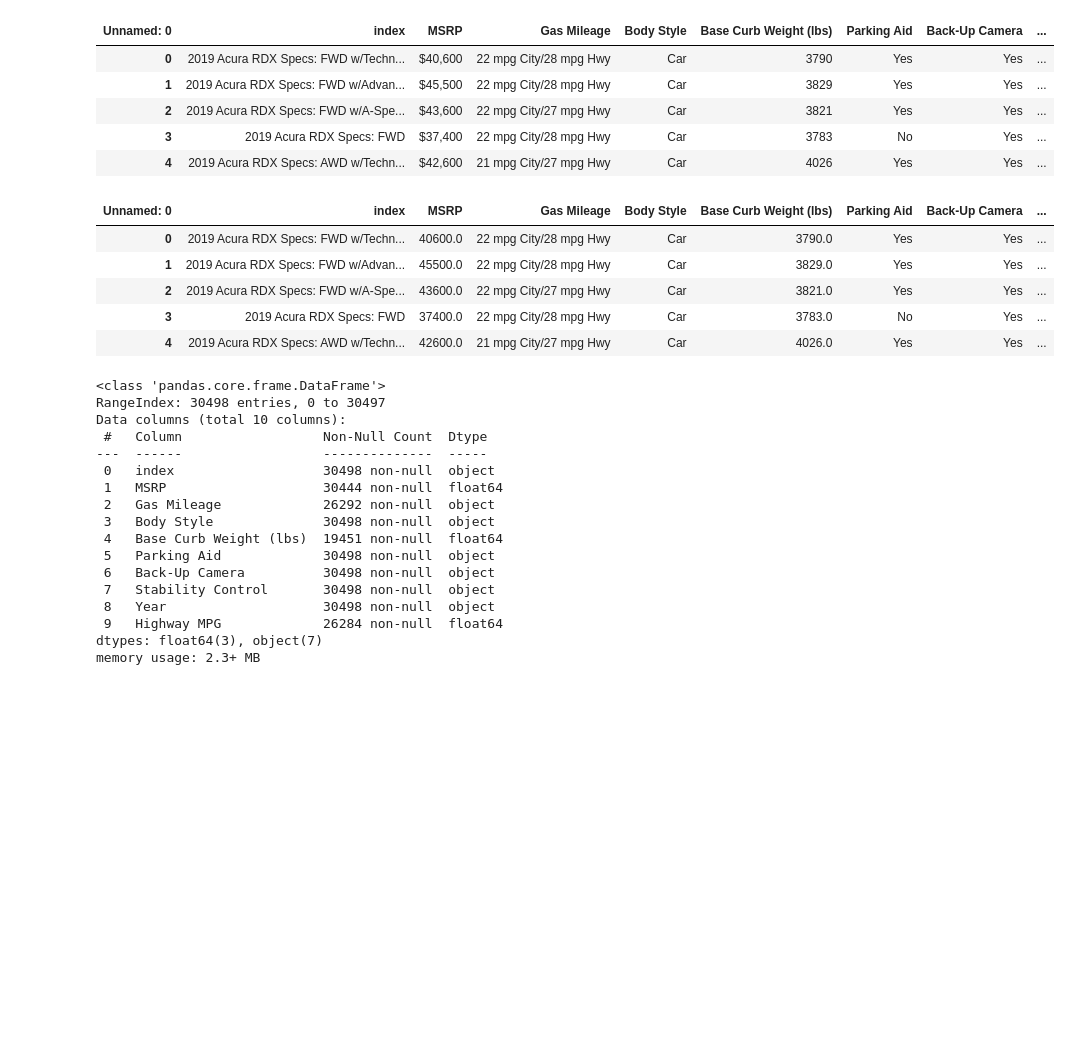
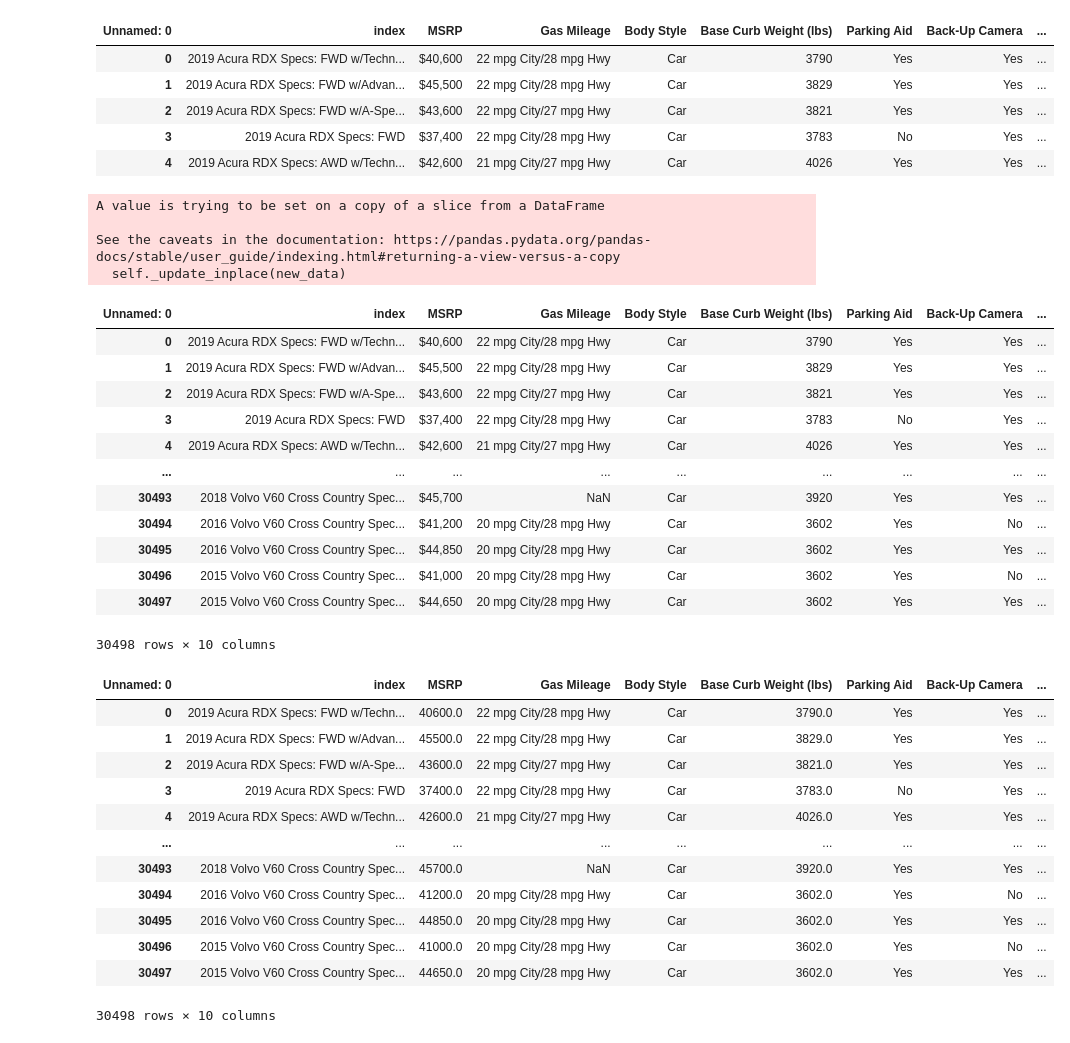
Before and after one commit to NoahGoldstein13/data-analysis-project-1, a Jupyter notebook: Clean_data/Clean_data_file.ipynb, the cells around one changed output. Saved outputs shown, nothing was run; the diff lists cells and outputs as text; code cells hidden in the pictures; blank space fills up the shorter version.

Commit message:
adding finalized data cleansing code and outputting to new csv

```diff
--- a/Clean_data/Clean_data_file.ipynb
+++ b/Clean_data/Clean_data_file.ipynb
@@ -94,17 +89,27 @@ Body_style_df.head()
 # %%
 #Drop NANs based on Body Style column
 Body_style_df["Body Style"].replace('', np.nan, inplace=True)
 Drop_NANs_df = Body_style_df.dropna(subset=["Body Style"]).reset_index(drop=True)
 
-
-Drop_NANs_df.head(5)
+Drop_NANs_df
 # %% [output]
+A value is trying to be set on a copy of a slice from a DataFrame
+
+See the caveats in the documentation: https://pandas.pydata.org/pandas-docs/stable/user_guide/indexing.html#returning-a-view-versus-a-copy
+  self._update_inplace(new_data)
 | Unnamed: 0 | index | MSRP | Gas Mileage | Body Style | Base Curb Weight (lbs) | Parking Aid | Back-Up Camera | ... |
-| 0 | 2019 Acura RDX Specs: FWD w/Techn... | 40600.0 | 22 mpg City/28 mpg Hwy | Car | 3790.0 | Yes | Yes | ... |
-| 1 | 2019 Acura RDX Specs: FWD w/Advan... | 45500.0 | 22 mpg City/28 mpg Hwy | Car | 3829.0 | Yes | Yes | ... |
-| 2 | 2019 Acura RDX Specs: FWD w/A-Spe... | 43600.0 | 22 mpg City/27 mpg Hwy | Car | 3821.0 | Yes | Yes | ... |
-| 3 | 2019 Acura RDX Specs: FWD | 37400.0 | 22 mpg City/28 mpg Hwy | Car | 3783.0 | No | Yes | ... |
-| 4 | 2019 Acura RDX Specs: AWD w/Techn... | 42600.0 | 21 mpg City/27 mpg Hwy | Car | 4026.0 | Yes | Yes | ... |
+| 0 | 2019 Acura RDX Specs: FWD w/Techn... | $40,600 | 22 mpg City/28 mpg Hwy | Car | 3790 | Yes | Yes | ... |
+| 1 | 2019 Acura RDX Specs: FWD w/Advan... | $45,500 | 22 mpg City/28 mpg Hwy | Car | 3829 | Yes | Yes | ... |
+| 2 | 2019 Acura RDX Specs: FWD w/A-Spe... | $43,600 | 22 mpg City/27 mpg Hwy | Car | 3821 | Yes | Yes | ... |
+| 3 | 2019 Acura RDX Specs: FWD | $37,400 | 22 mpg City/28 mpg Hwy | Car | 3783 | No | Yes | ... |
+| 4 | 2019 Acura RDX Specs: AWD w/Techn... | $42,600 | 21 mpg City/27 mpg Hwy | Car | 4026 | Yes | Yes | ... |
+| ... | ... | ... | ... | ... | ... | ... | ... | ... |
+| 30493 | 2018 Volvo V60 Cross Country Spec... | $45,700 | NaN | Car | 3920 | Yes | Yes | ... |
+| 30494 | 2016 Volvo V60 Cross Country Spec... | $41,200 | 20 mpg City/28 mpg Hwy | Car | 3602 | Yes | No | ... |
+| 30495 | 2016 Volvo V60 Cross Country Spec... | $44,850 | 20 mpg City/28 mpg Hwy | Car | 3602 | Yes | Yes | ... |
+| 30496 | 2015 Volvo V60 Cross Country Spec... | $41,000 | 20 mpg City/28 mpg Hwy | Car | 3602 | Yes | No | ... |
+| 30497 | 2015 Volvo V60 Cross Country Spec... | $44,650 | 20 mpg City/28 mpg Hwy | Car | 3602 | Yes | Yes | ... |
+30498 rows × 10 columns
 # %%
 #Change MSRP column to numeric
 Drop_NANs_df[Drop_NANs_df.columns[1]] = Drop_NANs_df[Drop_NANs_df.columns[1]].replace('[\$,]', '', regex=True).astype(float)
@@ -115,34 +120,31 @@ Drop_NANs_df[Drop_NANs_df.columns[4]] = Drop_NANs_df[Drop_NANs_df.columns[4]].re
 
 Drop_NANs_df[Drop_NANs_df.columns[4]] = Drop_NANs_df[Drop_NANs_df.columns[4]].replace('[- TBD -]', '', regex=True)
 
-Drop_NANs_df[Drop_NANs_df.columns[4]] = Drop_NANs_df[Drop_NANs_df.columns[4]].replace('[2701(est)]', '2701', regex=True).astype(float)
+Drop_NANs_df[Drop_NANs_df.columns[4]] = Drop_NANs_df[Drop_NANs_df.columns[4]].replace('[(est)]', '', regex=True)
 
+Drop_NANs_df["Base Curb Weight (lbs)"]= pd.to_numeric(Drop_NANs_df["Base Curb Weight (lbs)"])
 
 #Change Highway MPG to numeric- sifting out any values with string characters
 Drop_NANs_df["Highway MPG"]= pd.to_numeric(Drop_NANs_df["Highway MPG"])
 
+#Reset index
+Drop_NANs_df = Drop_NANs_df.reset_index(drop=True)
 
-
-#Check to see if types have changed
-Drop_NANs_df.info()
+Drop_NANs_df
 # %% [output]
+| Unnamed: 0 | index | MSRP | Gas Mileage | Body Style | Base Curb Weight (lbs) | Parking Aid | Back-Up Camera | ... |
+| 0 | 2019 Acura RDX Specs: FWD w/Techn... | 40600.0 | 22 mpg City/28 mpg Hwy | Car | 3790.0 | Yes | Yes | ... |
+| 1 | 2019 Acura RDX Specs: FWD w/Advan... | 45500.0 | 22 mpg City/28 mpg Hwy | Car | 3829.0 | Yes | Yes | ... |
+| 2 | 2019 Acura RDX Specs: FWD w/A-Spe... | 43600.0 | 22 mpg City/27 mpg Hwy | Car | 3821.0 | Yes | Yes | ... |
+| 3 | 2019 Acura RDX Specs: FWD | 37400.0 | 22 mpg City/28 mpg Hwy | Car | 3783.0 | No | Yes | ... |
+| 4 | 2019 Acura RDX Specs: AWD w/Techn... | 42600.0 | 21 mpg City/27 mpg Hwy | Car | 4026.0 | Yes | Yes | ... |
+| ... | ... | ... | ... | ... | ... | ... | ... | ... |
+| 30493 | 2018 Volvo V60 Cross Country Spec... | 45700.0 | NaN | Car | 3920.0 | Yes | Yes | ... |
+| 30494 | 2016 Volvo V60 Cross Country Spec... | 41200.0 | 20 mpg City/28 mpg Hwy | Car | 3602.0 | Yes | No | ... |
+| 30495 | 2016 Volvo V60 Cross Country Spec... | 44850.0 | 20 mpg City/28 mpg Hwy | Car | 3602.0 | Yes | Yes | ... |
+| 30496 | 2015 Volvo V60 Cross Country Spec... | 41000.0 | 20 mpg City/28 mpg Hwy | Car | 3602.0 | Yes | No | ... |
+| 30497 | 2015 Volvo V60 Cross Country Spec... | 44650.0 | 20 mpg City/28 mpg Hwy | Car | 3602.0 | Yes | Yes | ... |
-<class 'pandas.core.frame.DataFrame'>
-RangeIndex: 30498 entries, 0 to 30497
-Data columns (total 10 columns):
- #   Column                  Non-Null Count  Dtype
----  ------                  --------------  -----
- 0   index                   30498 non-null  object
- 1   MSRP                    30444 non-null  float64
- 2   Gas Mileage             26292 non-null  object
- 3   Body Style              30498 non-null  object
- 4   Base Curb Weight (lbs)  19451 non-null  float64
- 5   Parking Aid             30498 non-null  object
- 6   Back-Up Camera          30498 non-null  object
- 7   Stability Control       30498 non-null  object
- 8   Year                    30498 non-null  object
- 9   Highway MPG             26284 non-null  float64
-dtypes: float64(3), object(7)
-memory usage: 2.3+ MB
+30498 rows × 10 columns
 # %%
 #Rename columns to be more understandable
 Renamed_df= Drop_NANs_df.rename(columns = {'index':'Car Make and Model', 'MSRP':'Retail Price'})
```
Also changed, not shown: parts of 3 cells of this notebook, 1 other file.
